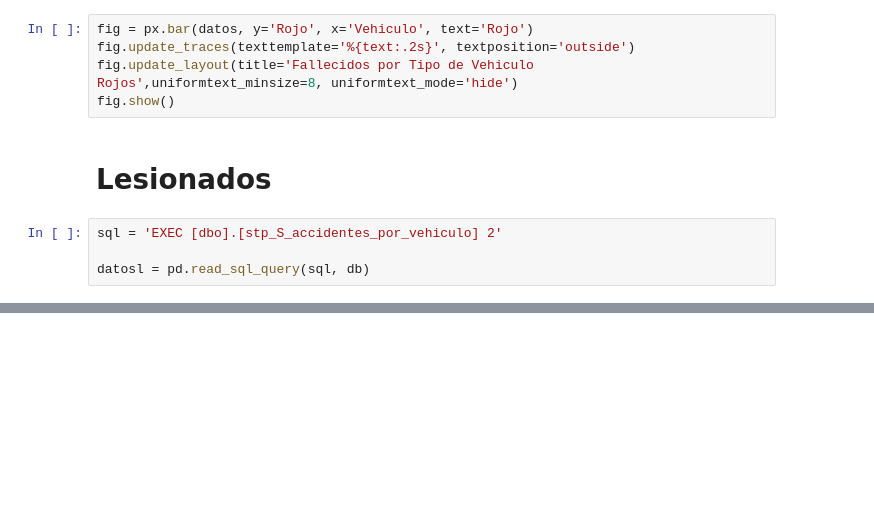
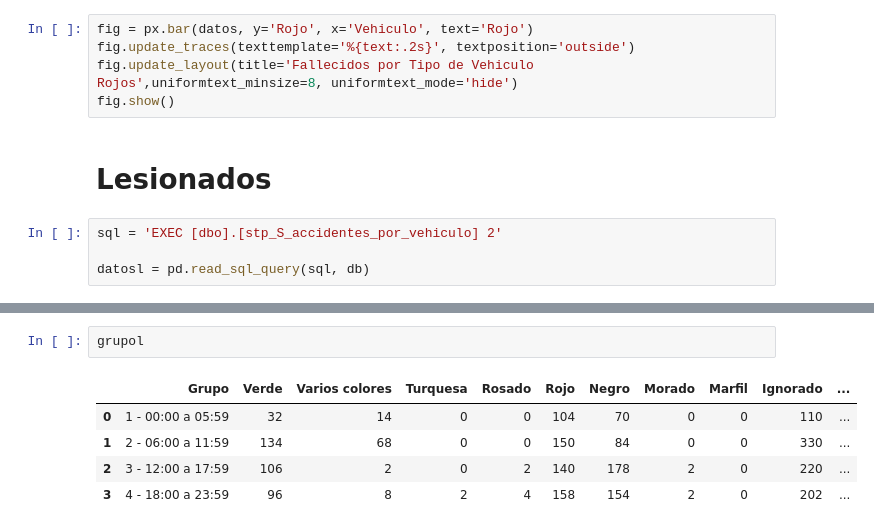
Before and after one commit to pablosao/UVG-CC3074-PY01-Analisis-Exploratorio, a Jupyter notebook: Analisis Vehiculo Rojo.ipynb, the cells around one changed output, grey strips where cells are left out. Saved outputs shown, nothing was run; the diff lists cells and outputs as text; blank space fills up the shorter version.

```diff
--- a/Analisis Vehiculo Rojo.ipynb
+++ b/Analisis Vehiculo Rojo.ipynb
@@ -231,0 +353,8 @@ fig.show()
+# %%
+grupol
+# %% [output]
+|  | Grupo | Verde | Varios colores | Turquesa | Rosado | Rojo | Negro | Morado | Marfil | Ignorado | ... |
+| 0 | 1 - 00:00 a 05:59 | 32 | 14 | 0 | 0 | 104 | 70 | 0 | 0 | 110 | ... |
+| 1 | 2 - 06:00 a 11:59 | 134 | 68 | 0 | 0 | 150 | 84 | 0 | 0 | 330 | ... |
+| 2 | 3 - 12:00 a 17:59 | 106 | 2 | 0 | 2 | 140 | 178 | 2 | 0 | 220 | ... |
+| 3 | 4 - 18:00 a 23:59 | 96 | 8 | 2 | 4 | 158 | 154 | 2 | 0 | 202 | ... |
```
Also changed, not shown: parts of 20 cells of this notebook, 4 other files.
